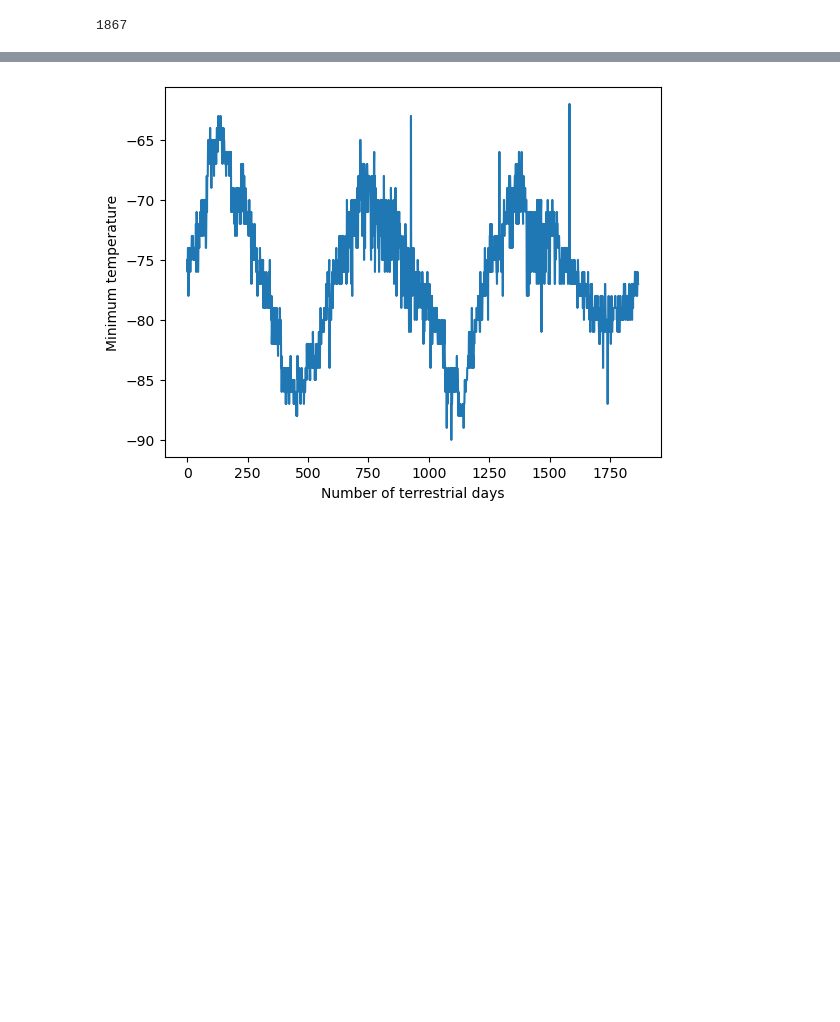
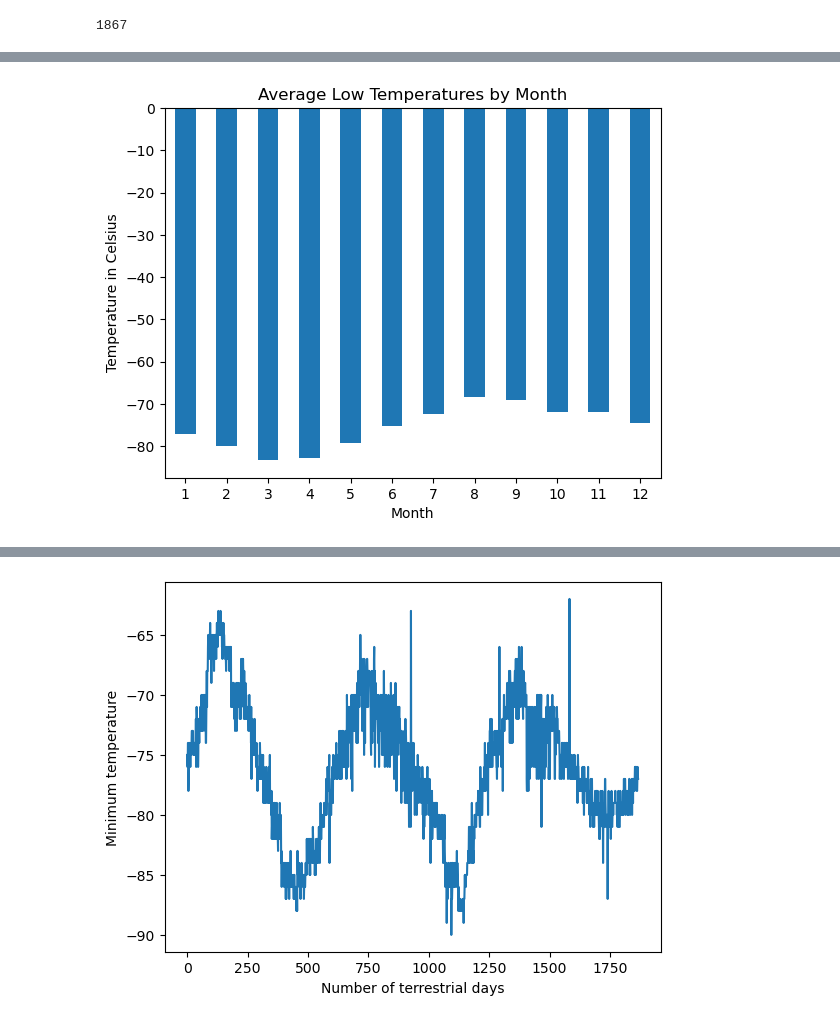
Before and after one commit to vivsarraf/web-scraping-challenge, a Jupyter notebook: Starter_Code/part_2_mars_weather.ipynb, the cells around one changed output, grey strips where cells are left out. Drawn from its saved outputs; the diff is of its cells as text; code cells hidden in the pictures; blank space fills up the shorter version.

```diff
--- a/Starter_Code/part_2_mars_weather.ipynb
+++ b/Starter_Code/part_2_mars_weather.ipynb
@@ -204,2 +211,10 @@ Name: min_temp, dtype: float64
+# %%
+# Plot the average temperature by month
+mars_avg_low_temp_by_month.plot.bar(title="Average Low Temperatures by Month",
+                                   xlabel="Month", ylabel="Temperature in Celsius",
+                                   legend=False, rot=0)
+plt.show()
+# %% [output]
+[figure, added]
 # %%
 # Identify the coldest and hottest months in Curiosity's location
```
Also changed, not shown: parts of 12 cells of this notebook.
